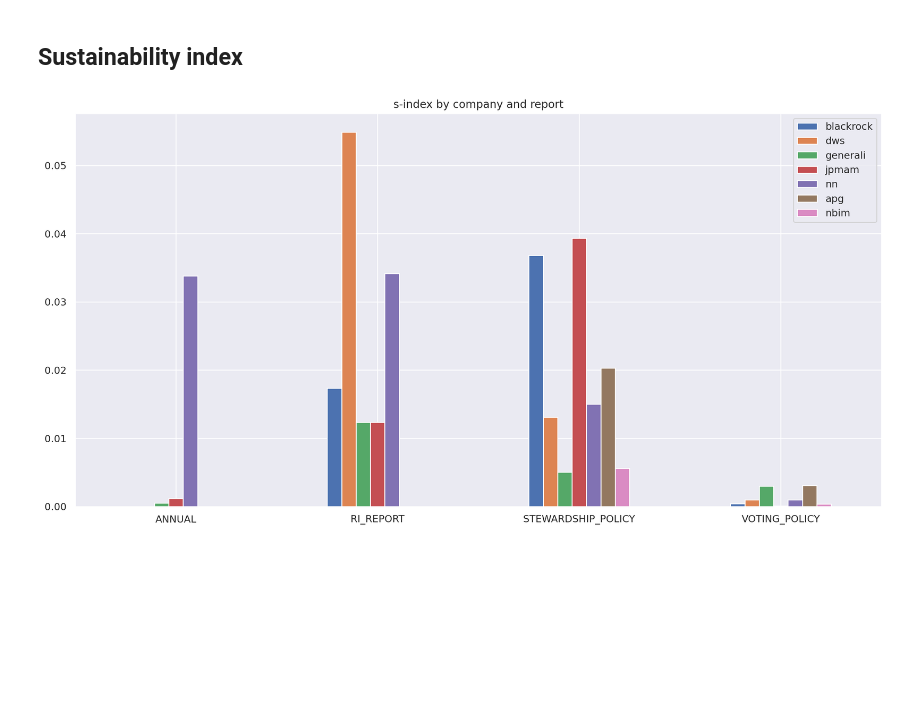
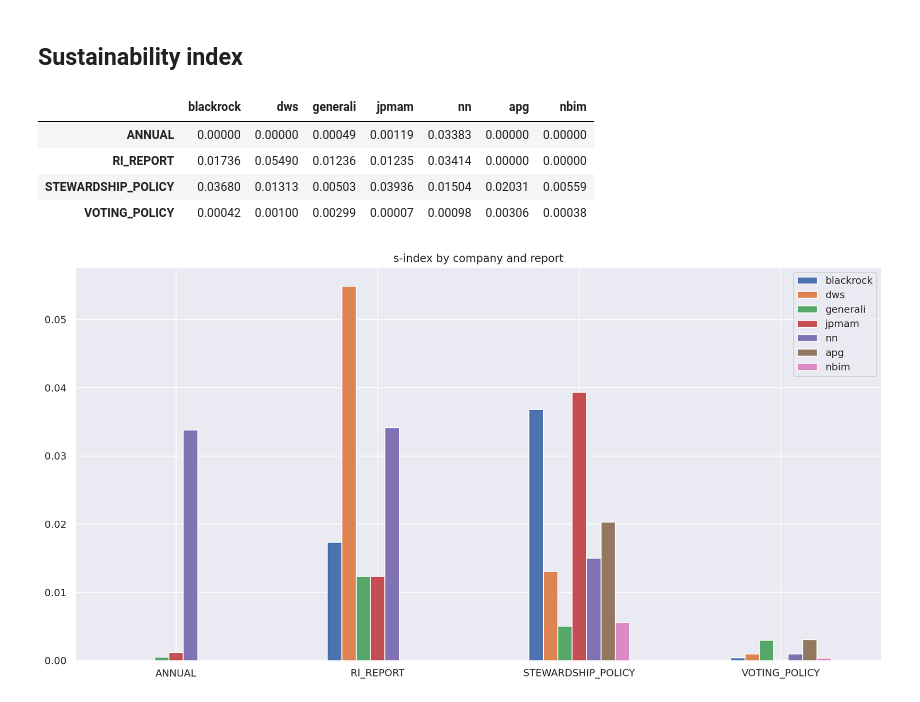
Before and after one commit to NoFishLikeIan/nlp-financial-env, a Jupyter notebook: saliency/saliency.ipynb, the cells around one changed output. Drawn from its saved outputs; the diff is of its cells as text; code cells hidden in the pictures; blank space fills up the shorter version.

```diff
--- a/saliency/saliency.ipynb
+++ b/saliency/saliency.ipynb
@@ -172,6 +172,14 @@ df = make_index(saliency, groups, reports, sustainable_words)
 ## Sustainability index
 # %%
 total_df = df.swaplevel().loc["s-index"]
+# %%
+total_df
+# %% [output]
+|  | blackrock | dws | generali | jpmam | nn | apg | nbim |
+| ANNUAL | 0.00000 | 0.00000 | 0.00049 | 0.00119 | 0.03383 | 0.00000 | 0.00000 |
+| RI_REPORT | 0.01736 | 0.05490 | 0.01236 | 0.01235 | 0.03414 | 0.00000 | 0.00000 |
+| STEWARDSHIP_POLICY | 0.03680 | 0.01313 | 0.00503 | 0.03936 | 0.01504 | 0.02031 | 0.00559 |
+| VOTING_POLICY | 0.00042 | 0.00100 | 0.00299 | 0.00007 | 0.00098 | 0.00306 | 0.00038 |
 # %%
 fig, ax = plt.subplots(dpi = 200)
 
```
Also changed, not shown: parts of 9 cells of this notebook, 1 other file.
